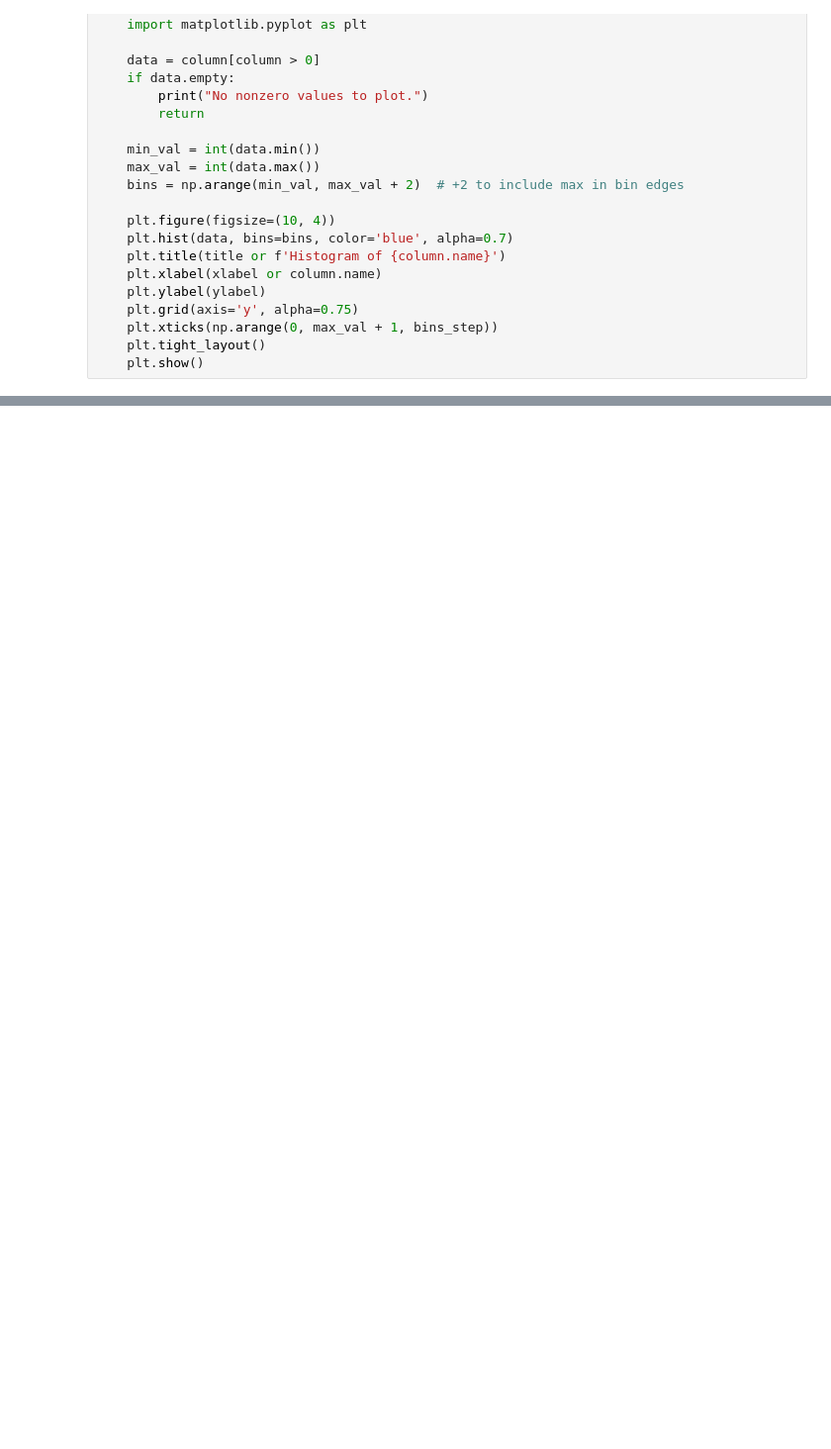
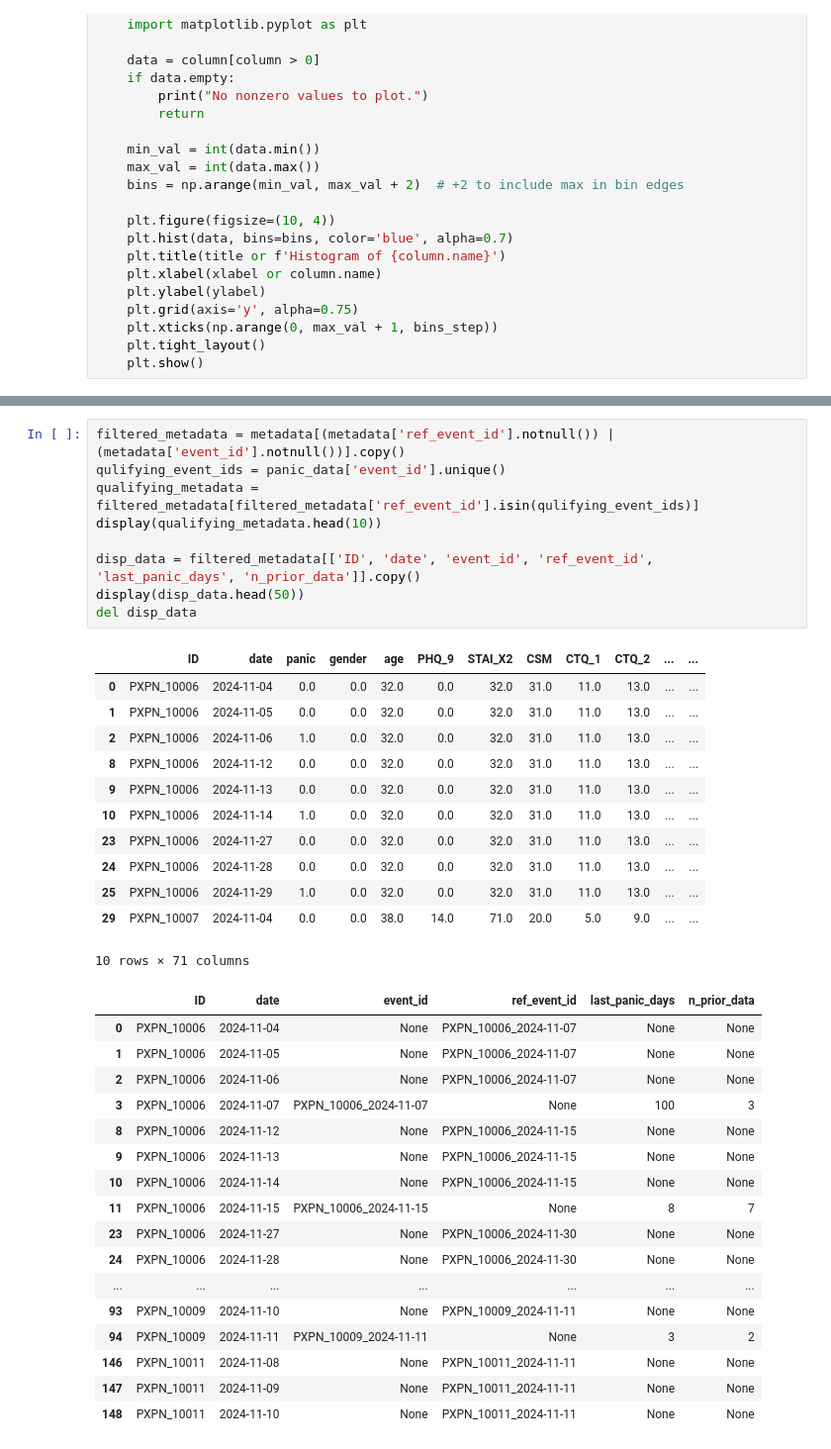
Before and after one commit to cyshin971/Panic-Project-DHLAB, a Jupyter notebook: notebooks/data_analysis.ipynb, the cells around one changed output, grey strips where cells are left out. Shown: that part at 99% size. Saved outputs shown, nothing was run; the diff lists cells and outputs as text; blank space fills up the shorter version.

```diff
--- a/notebooks/data_analysis.ipynb
+++ b/notebooks/data_analysis.ipynb
@@ -168,0 +255,39 @@ from library.pandas_utils import find_unique_row
+# %%
+filtered_metadata = metadata[(metadata['ref_event_id'].notnull()) | (metadata['event_id'].notnull())].copy()
+qulifying_event_ids = panic_data['event_id'].unique()
+qualifying_metadata = filtered_metadata[filtered_metadata['ref_event_id'].isin(qulifying_event_ids)]
+display(qualifying_metadata.head(10))
+
+disp_data = filtered_metadata[['ID', 'date', 'event_id', 'ref_event_id', 'last_panic_days', 'n_prior_data']].copy()
+display(disp_data.head(50))
+del disp_data
+# %% [output]
+|  | ID | date | panic | gender | age | PHQ_9 | STAI_X2 | CSM | CTQ_1 | CTQ_2 | ... | ... |
+| 0 | PXPN_10006 | 2024-11-04 | 0.0 | 0.0 | 32.0 | 0.0 | 32.0 | 31.0 | 11.0 | 13.0 | ... | ... |
+| 1 | PXPN_10006 | 2024-11-05 | 0.0 | 0.0 | 32.0 | 0.0 | 32.0 | 31.0 | 11.0 | 13.0 | ... | ... |
+| 2 | PXPN_10006 | 2024-11-06 | 1.0 | 0.0 | 32.0 | 0.0 | 32.0 | 31.0 | 11.0 | 13.0 | ... | ... |
+| 8 | PXPN_10006 | 2024-11-12 | 0.0 | 0.0 | 32.0 | 0.0 | 32.0 | 31.0 | 11.0 | 13.0 | ... | ... |
+| 9 | PXPN_10006 | 2024-11-13 | 0.0 | 0.0 | 32.0 | 0.0 | 32.0 | 31.0 | 11.0 | 13.0 | ... | ... |
+| 10 | PXPN_10006 | 2024-11-14 | 1.0 | 0.0 | 32.0 | 0.0 | 32.0 | 31.0 | 11.0 | 13.0 | ... | ... |
+| 23 | PXPN_10006 | 2024-11-27 | 0.0 | 0.0 | 32.0 | 0.0 | 32.0 | 31.0 | 11.0 | 13.0 | ... | ... |
+| 24 | PXPN_10006 | 2024-11-28 | 0.0 | 0.0 | 32.0 | 0.0 | 32.0 | 31.0 | 11.0 | 13.0 | ... | ... |
+| 25 | PXPN_10006 | 2024-11-29 | 1.0 | 0.0 | 32.0 | 0.0 | 32.0 | 31.0 | 11.0 | 13.0 | ... | ... |
+| 29 | PXPN_10007 | 2024-11-04 | 0.0 | 0.0 | 38.0 | 14.0 | 71.0 | 20.0 | 5.0 | 9.0 | ... | ... |
+10 rows × 71 columns
+|  | ID | date | event_id | ref_event_id | last_panic_days | n_prior_data |
+| 0 | PXPN_10006 | 2024-11-04 | None | PXPN_10006_2024-11-07 | None | None |
+| 1 | PXPN_10006 | 2024-11-05 | None | PXPN_10006_2024-11-07 | None | None |
+| 2 | PXPN_10006 | 2024-11-06 | None | PXPN_10006_2024-11-07 | None | None |
+| 3 | PXPN_10006 | 2024-11-07 | PXPN_10006_2024-11-07 | None | 100 | 3 |
+| 8 | PXPN_10006 | 2024-11-12 | None | PXPN_10006_2024-11-15 | None | None |
+| 9 | PXPN_10006 | 2024-11-13 | None | PXPN_10006_2024-11-15 | None | None |
+| 10 | PXPN_10006 | 2024-11-14 | None | PXPN_10006_2024-11-15 | None | None |
+| 11 | PXPN_10006 | 2024-11-15 | PXPN_10006_2024-11-15 | None | 8 | 7 |
+| 23 | PXPN_10006 | 2024-11-27 | None | PXPN_10006_2024-11-30 | None | None |
+| 24 | PXPN_10006 | 2024-11-28 | None | PXPN_10006_2024-11-30 | None | None |
+| ... | ... | ... | ... | ... | ... | ... |
+| 93 | PXPN_10009 | 2024-11-10 | None | PXPN_10009_2024-11-11 | None | None |
+| 94 | PXPN_10009 | 2024-11-11 | PXPN_10009_2024-11-11 | None | 3 | 2 |
+| 146 | PXPN_10011 | 2024-11-08 | None | PXPN_10011_2024-11-11 | None | None |
+| 147 | PXPN_10011 | 2024-11-09 | None | PXPN_10011_2024-11-11 | None | None |
+| 148 | PXPN_10011 | 2024-11-10 | None | PXPN_10011_2024-11-11 | None | None |
```
Also changed, not shown: parts of 11 cells of this notebook.
